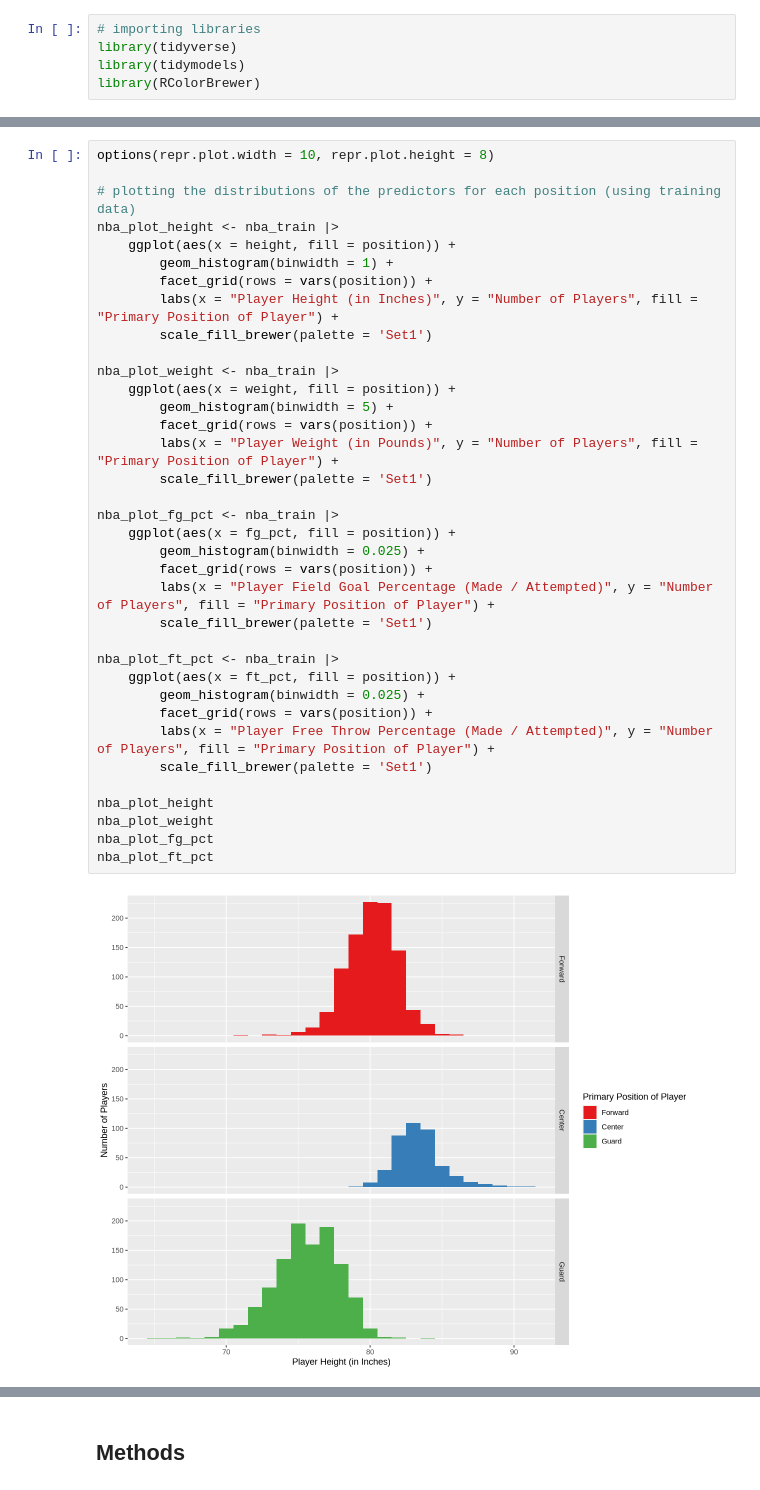
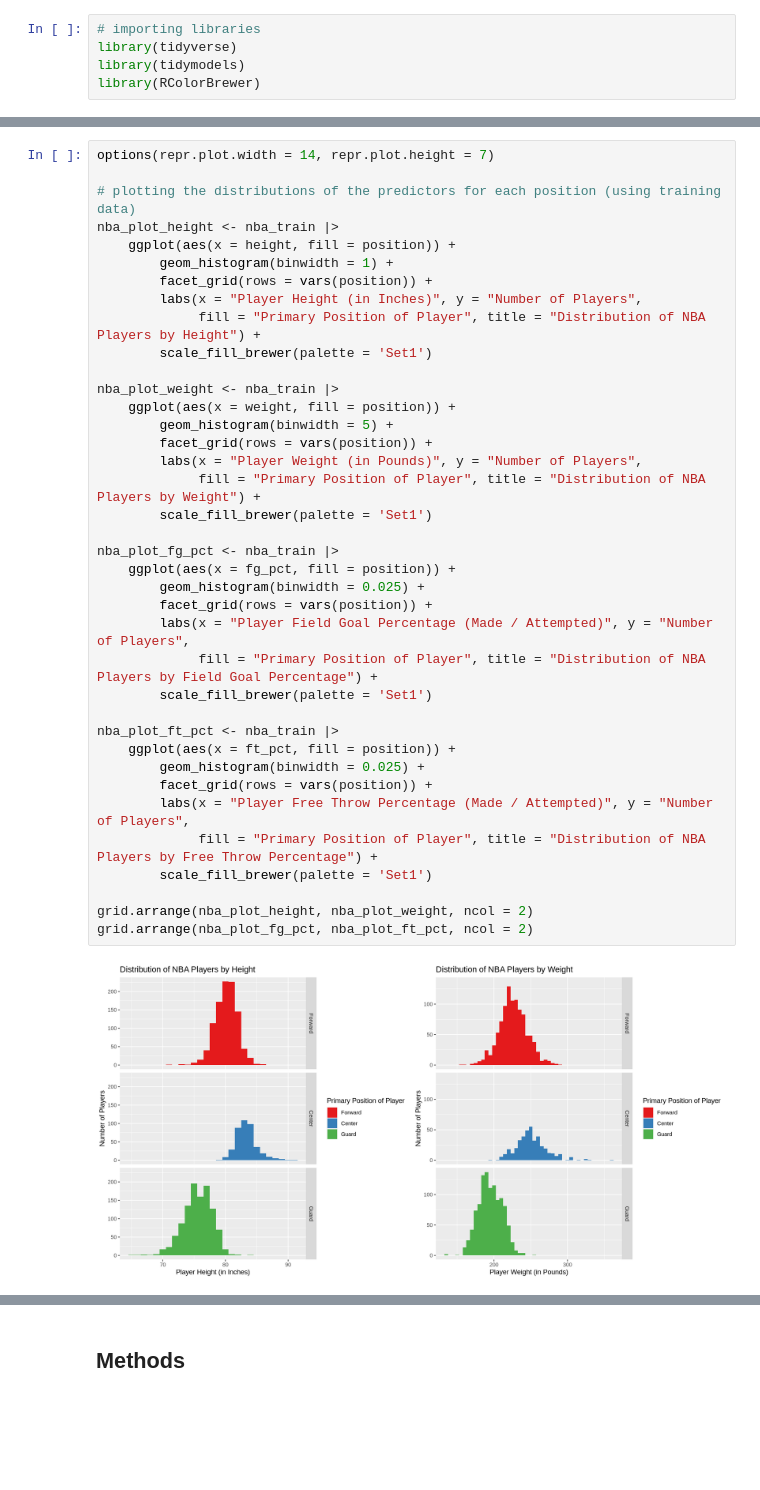
Before and after one commit to jakobsereda/nba-classifier, a Jupyter notebook: nba-classifier-proposal.ipynb, the cells around one changed output, grey strips where cells are left out. Cells and saved outputs as stored; diff of their text form; blank space fills up the shorter version.

```diff
--- a/nba-classifier-proposal.ipynb
+++ b/nba-classifier-proposal.ipynb
@@ -79,40 +79,42 @@ A tibble: 3 × 14
 | Center | 79 | 91 | 83.36118 | 195 | 360 | 250.5577 | 0 | 1 | ... |
 | Guard | 65 | 84 | 75.56789 | 133 | 255 | 194.8569 | 0 | 1 | ... |
 # %%
-options(repr.plot.width = 10, repr.plot.height = 8)
+options(repr.plot.width = 14, repr.plot.height = 7)
 
 # plotting the distributions of the predictors for each position (using training data)
 nba_plot_height <- nba_train |>
     ggplot(aes(x = height, fill = position)) +
         geom_histogram(binwidth = 1) +
         facet_grid(rows = vars(position)) +
-        labs(x = "Player Height (in Inches)", y = "Number of Players", fill = "Primary Position of Player") +
+        labs(x = "Player Height (in Inches)", y = "Number of Players",
+             fill = "Primary Position of Player", title = "Distribution of NBA Players by Height") +
         scale_fill_brewer(palette = 'Set1')
 
 nba_plot_weight <- nba_train |>
     ggplot(aes(x = weight, fill = position)) +
         geom_histogram(binwidth = 5) +
         facet_grid(rows = vars(position)) +
-        labs(x = "Player Weight (in Pounds)", y = "Number of Players", fill = "Primary Position of Player") +
+        labs(x = "Player Weight (in Pounds)", y = "Number of Players",
+             fill = "Primary Position of Player", title = "Distribution of NBA Players by Weight") +
         scale_fill_brewer(palette = 'Set1')
 
 nba_plot_fg_pct <- nba_train |>
     ggplot(aes(x = fg_pct, fill = position)) +
         geom_histogram(binwidth = 0.025) +
         facet_grid(rows = vars(position)) +
-        labs(x = "Player Field Goal Percentage (Made / Attempted)", y = "Number of Players", fill = "Primary Position of Player") +
+        labs(x = "Player Field Goal Percentage (Made / Attempted)", y = "Number of Players",
+             fill = "Primary Position of Player", title = "Distribution of NBA Players by Field Goal Percentage") +
         scale_fill_brewer(palette = 'Set1')
 
 nba_plot_ft_pct <- nba_train |>
     ggplot(aes(x = ft_pct, fill = position)) +
         geom_histogram(binwidth = 0.025) +
         facet_grid(rows = vars(position)) +
-        labs(x = "Player Free Throw Percentage (Made / Attempted)", y = "Number of Players", fill = "Primary Position of Player") +
+        labs(x = "Player Free Throw Percentage (Made / Attempted)", y = "Number of Players",
+             fill = "Primary Position of Player", title = "Distribution of NBA Players by Free Throw Percentage") +
         scale_fill_brewer(palette = 'Set1')
 
-nba_plot_height
-nba_plot_weight
-nba_plot_fg_pct
-nba_plot_ft_pct
+grid.arrange(nba_plot_height, nba_plot_weight, ncol = 2)
+grid.arrange(nba_plot_fg_pct, nba_plot_ft_pct, ncol = 2)
 # %% [output]
-[figure, old version]
+[figure, new version]
```
Also changed, not shown: parts of 12 cells of this notebook.
